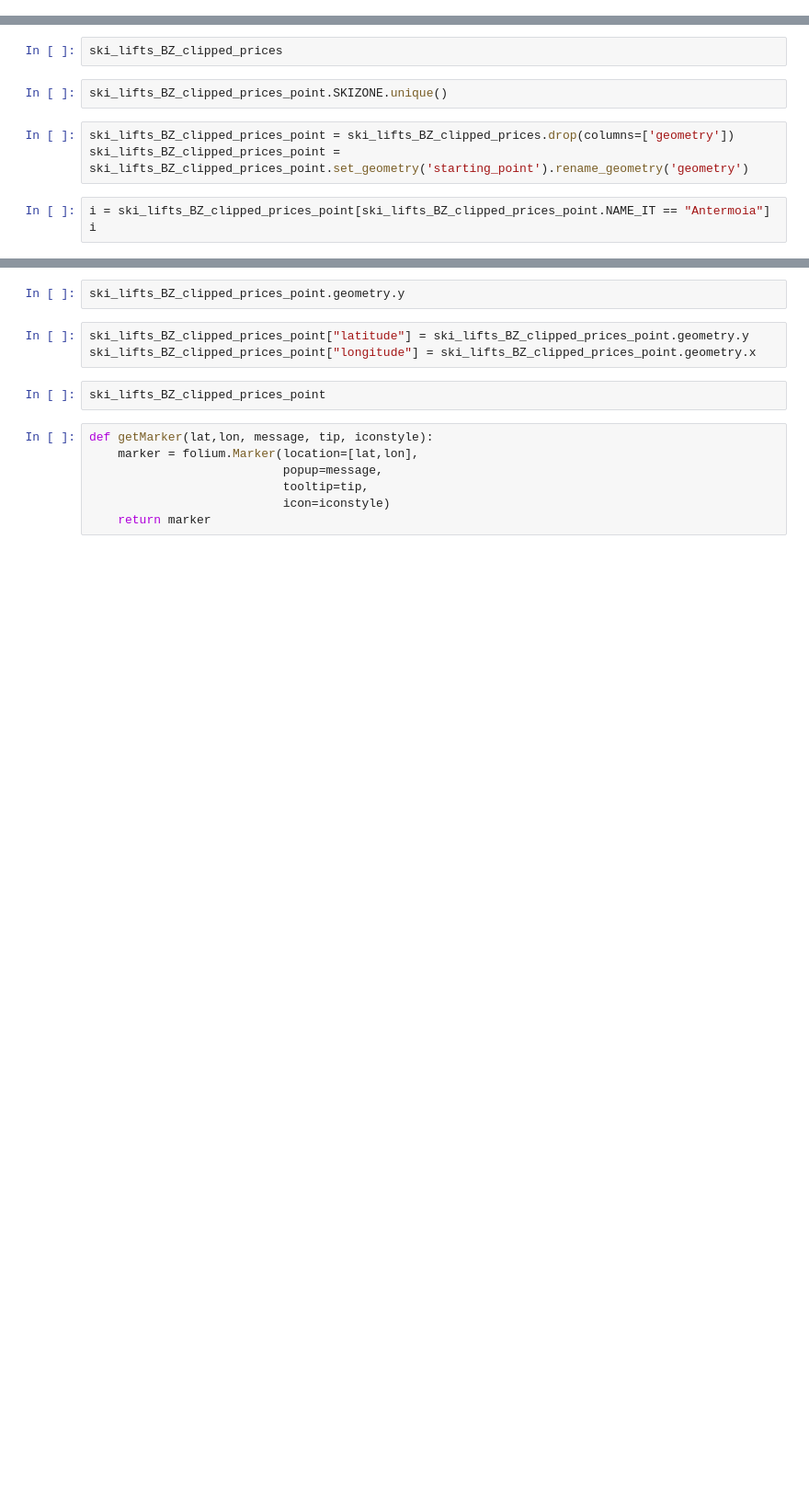
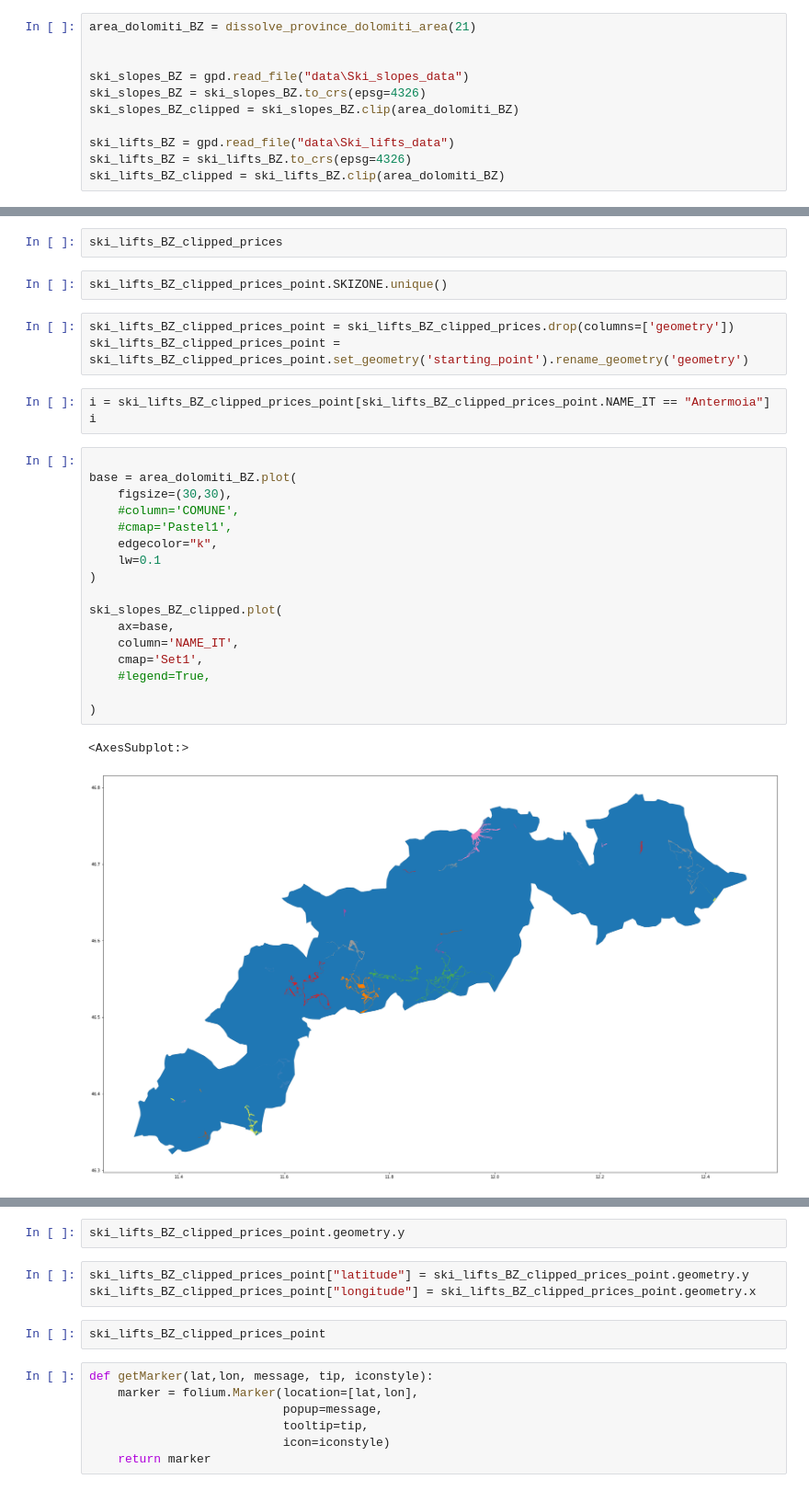
Before and after one commit to elypaolazz/Geospatial-Project, a Jupyter notebook: ski_area_cost.ipynb, the cells around one changed output, grey strips where cells are left out. Shown: that part at 92% size. Drawn from its saved outputs; the diff is of its cells as text; blank space fills up the shorter version.

```diff
--- a/ski_area_cost.ipynb
+++ b/ski_area_cost.ipynb
@@ -0,0 +10,11 @@
+# %%
+area_dolomiti_BZ = dissolve_province_dolomiti_area(21)
+
+
+ski_slopes_BZ = gpd.read_file("data\Ski_slopes_data")
+ski_slopes_BZ = ski_slopes_BZ.to_crs(epsg=4326)
+ski_slopes_BZ_clipped = ski_slopes_BZ.clip(area_dolomiti_BZ)
+
+ski_lifts_BZ = gpd.read_file("data\Ski_lifts_data")
+ski_lifts_BZ = ski_lifts_BZ.to_crs(epsg=4326)
+ski_lifts_BZ_clipped = ski_lifts_BZ.clip(area_dolomiti_BZ)
@@ -69,6 +111,26 @@ ski_lifts_BZ_clipped_prices_point = ski_lifts_BZ_clipped_prices_point.set_geomet
 # %%
 i = ski_lifts_BZ_clipped_prices_point[ski_lifts_BZ_clipped_prices_point.NAME_IT == "Antermoia"]
 i
+# %%
+
+base = area_dolomiti_BZ.plot(
+    figsize=(30,30),
+    #column='COMUNE',
+    #cmap='Pastel1',
+    edgecolor="k",
+    lw=0.1
+)
+
+ski_slopes_BZ_clipped.plot(
+    ax=base,
+    column='NAME_IT',
+    cmap='Set1',
+    #legend=True,
+
+)
+# %% [output]
+<AxesSubplot:>
+[figure, added]
 # %%
 
 base = geo_dolomiti_BZ_mun.plot(
```
Also changed, not shown: parts of 12 cells of this notebook, 26 other files.
